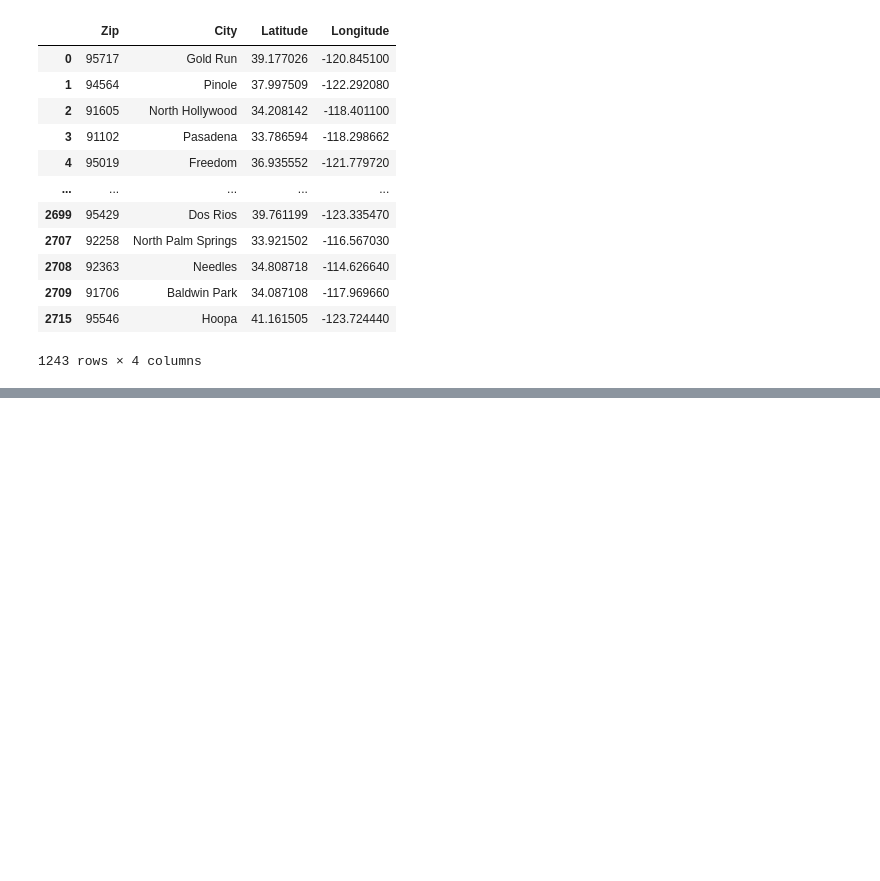
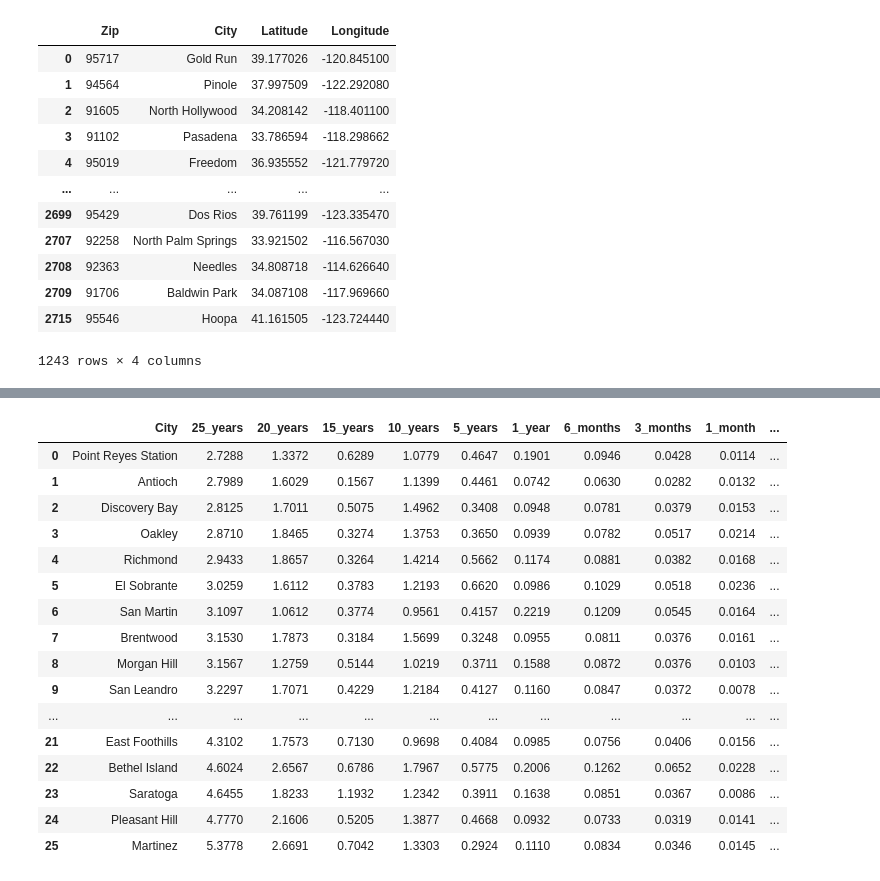
Before and after one commit to mightlee123/Project-2, a Jupyter notebook: map.ipynb, the cells around one changed output, grey strips where cells are left out. Cells and saved outputs as stored; diff of their text form; code cells hidden in the pictures; blank space fills up the shorter version.

Commit message:
map cluster comparison

```diff
--- a/map.ipynb
+++ b/map.ipynb
@@ -52,0 +52,23 @@ Name: 95717;Gold Run;CA;39.177026;-120.8451;-8;1;39.177026, dtype: float64
+# %%
+#left side of the bell curve
+Path="Resources/unscaled_bayarea_3_cities.csv"
+cluster3_df=pd.read_csv(Path)
+cluster3_df
+# %% [output]
+|  | City | 25_years | 20_years | 15_years | 10_years | 5_years | 1_year | 6_months | 3_months | 1_month | ... |
+| 0 | Point Reyes Station | 2.7288 | 1.3372 | 0.6289 | 1.0779 | 0.4647 | 0.1901 | 0.0946 | 0.0428 | 0.0114 | ... |
+| 1 | Antioch | 2.7989 | 1.6029 | 0.1567 | 1.1399 | 0.4461 | 0.0742 | 0.0630 | 0.0282 | 0.0132 | ... |
+| 2 | Discovery Bay | 2.8125 | 1.7011 | 0.5075 | 1.4962 | 0.3408 | 0.0948 | 0.0781 | 0.0379 | 0.0153 | ... |
+| 3 | Oakley | 2.8710 | 1.8465 | 0.3274 | 1.3753 | 0.3650 | 0.0939 | 0.0782 | 0.0517 | 0.0214 | ... |
+| 4 | Richmond | 2.9433 | 1.8657 | 0.3264 | 1.4214 | 0.5662 | 0.1174 | 0.0881 | 0.0382 | 0.0168 | ... |
+| 5 | El Sobrante | 3.0259 | 1.6112 | 0.3783 | 1.2193 | 0.6620 | 0.0986 | 0.1029 | 0.0518 | 0.0236 | ... |
+| 6 | San Martin | 3.1097 | 1.0612 | 0.3774 | 0.9561 | 0.4157 | 0.2219 | 0.1209 | 0.0545 | 0.0164 | ... |
+| 7 | Brentwood | 3.1530 | 1.7873 | 0.3184 | 1.5699 | 0.3248 | 0.0955 | 0.0811 | 0.0376 | 0.0161 | ... |
+| 8 | Morgan Hill | 3.1567 | 1.2759 | 0.5144 | 1.0219 | 0.3711 | 0.1588 | 0.0872 | 0.0376 | 0.0103 | ... |
+| 9 | San Leandro | 3.2297 | 1.7071 | 0.4229 | 1.2184 | 0.4127 | 0.1160 | 0.0847 | 0.0372 | 0.0078 | ... |
+| ... | ... | ... | ... | ... | ... | ... | ... | ... | ... | ... | ... |
+| 21 | East Foothills | 4.3102 | 1.7573 | 0.7130 | 0.9698 | 0.4084 | 0.0985 | 0.0756 | 0.0406 | 0.0156 | ... |
+| 22 | Bethel Island | 4.6024 | 2.6567 | 0.6786 | 1.7967 | 0.5775 | 0.2006 | 0.1262 | 0.0652 | 0.0228 | ... |
+| 23 | Saratoga | 4.6455 | 1.8233 | 1.1932 | 1.2342 | 0.3911 | 0.1638 | 0.0851 | 0.0367 | 0.0086 | ... |
+| 24 | Pleasant Hill | 4.7770 | 2.1606 | 0.5205 | 1.3877 | 0.4668 | 0.0932 | 0.0733 | 0.0319 | 0.0141 | ... |
+| 25 | Martinez | 5.3778 | 2.6691 | 0.7042 | 1.3303 | 0.2924 | 0.1110 | 0.0834 | 0.0346 | 0.0145 | ... |
```
Also changed, not shown: parts of 7 cells of this notebook.
